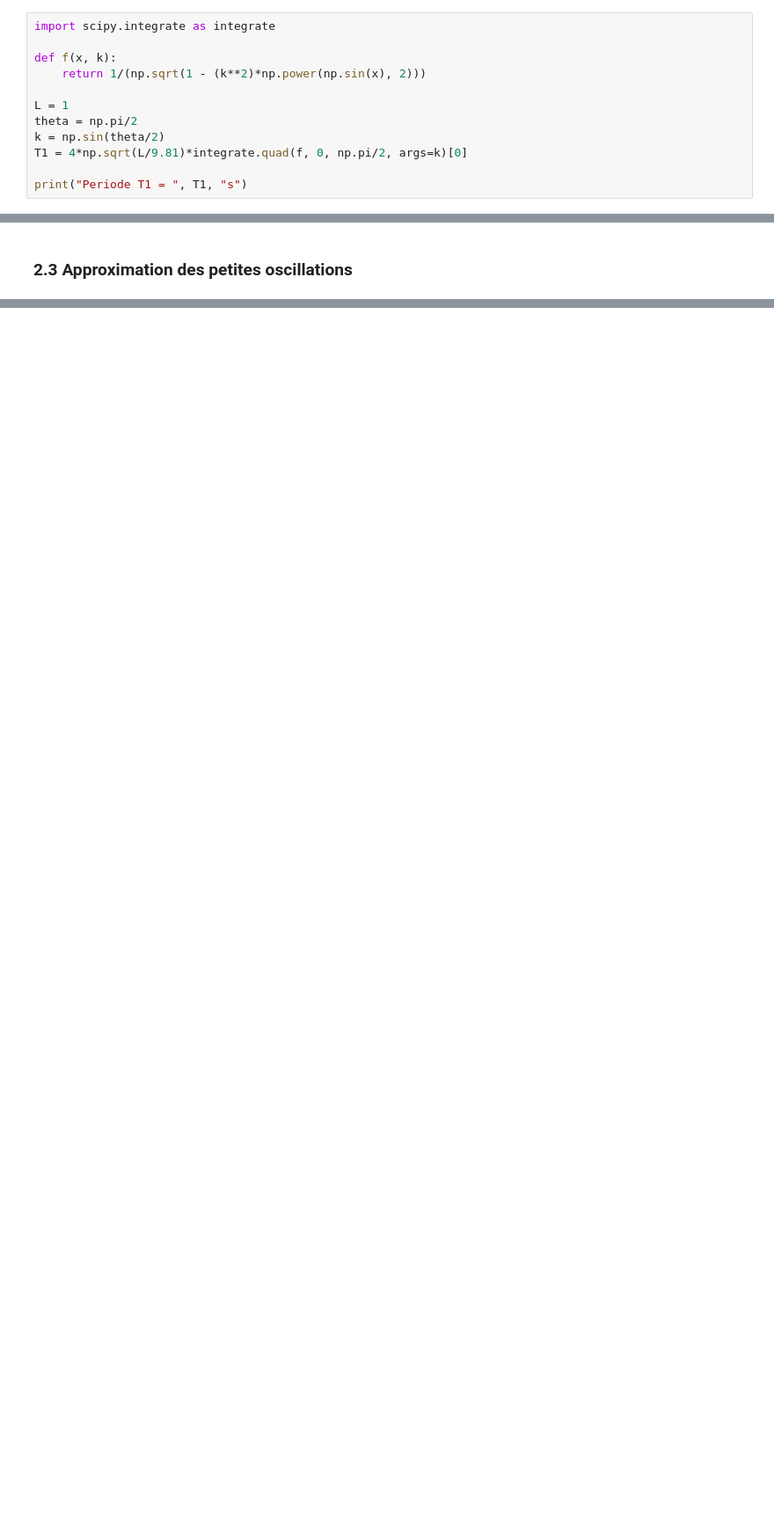
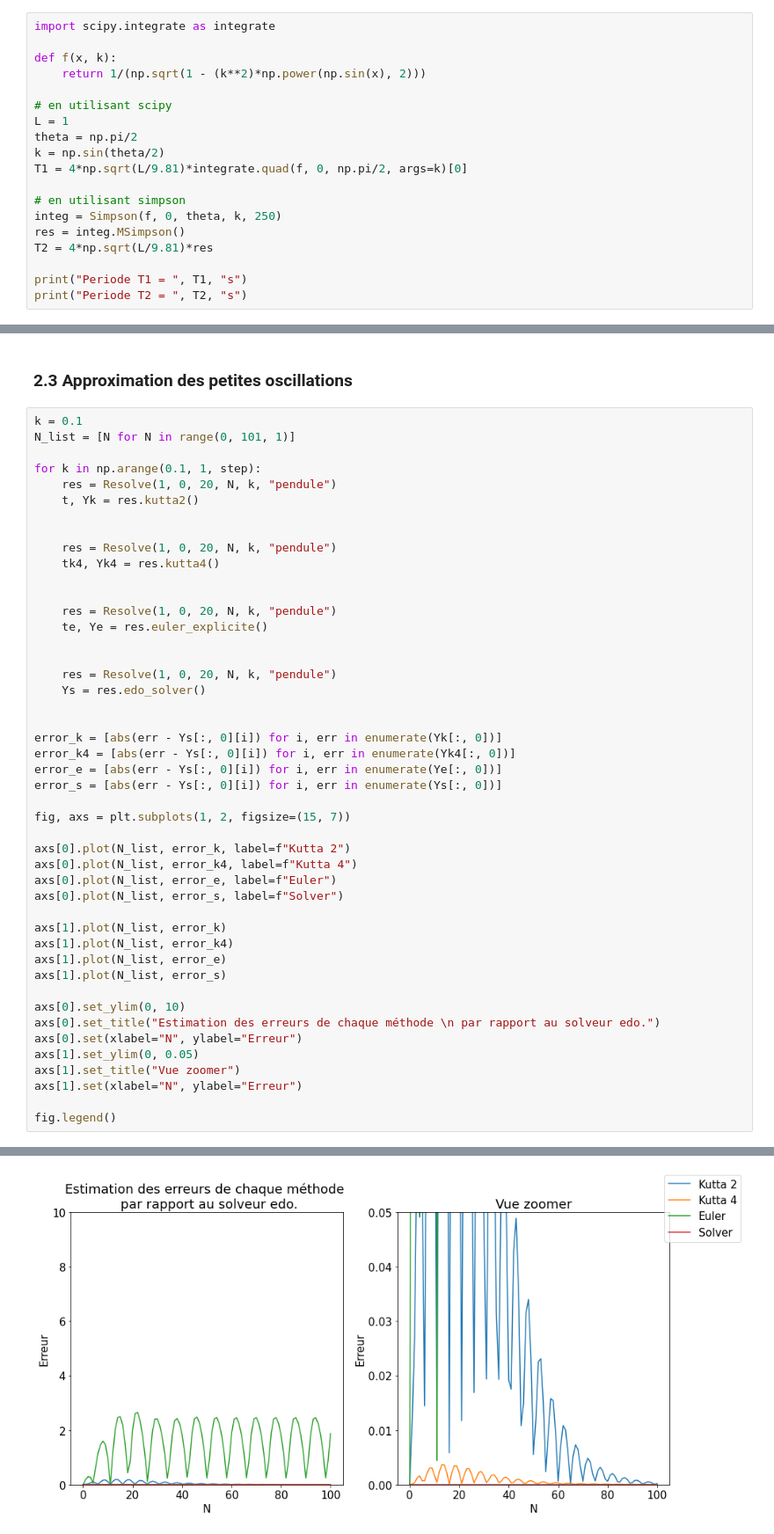
Before and after one commit to PhantHive/edo-curves, a Jupyter notebook: projet.ipynb, the cells around one changed output, grey strips where cells are left out. Shown at 88% size. Drawn from its saved outputs; the diff is of its cells as text; blank space fills up the shorter version.

```diff
--- a/projet.ipynb
+++ b/projet.ipynb
@@ -457,11 +492,18 @@ import scipy.integrate as integrate
 def f(x, k):
     return 1/(np.sqrt(1 - (k**2)*np.power(np.sin(x), 2)))
 
+# en utilisant scipy
 L = 1
 theta = np.pi/2
 k = np.sin(theta/2)
 T1 = 4*np.sqrt(L/9.81)*integrate.quad(f, 0, np.pi/2, args=k)[0]
 
+# en utilisant simpson
+integ = Simpson(f, 0, theta, k, 250)
+res = integ.MSimpson()
+T2 = 4*np.sqrt(L/9.81)*res
+
 print("Periode T1 = ", T1, "s")
+print("Periode T2 = ", T2, "s")
 # %% [output]
 Periode T1 =  2.367841947576238 s
@@ -502,3 +549,50 @@ T = 2*T0 avec theta =  3.5
 [figure]
 # %% [markdown]
 ### 2.3 Approximation des petites oscillations
+# %%
+k = 0.1
+N_list = [N for N in range(0, 101, 1)]
+
+for k in np.arange(0.1, 1, step):
+    res = Resolve(1, 0, 20, N, k, "pendule")
+    t, Yk = res.kutta2()
+
+
+    res = Resolve(1, 0, 20, N, k, "pendule")
+    tk4, Yk4 = res.kutta4()
+
+
+    res = Resolve(1, 0, 20, N, k, "pendule")
+    te, Ye = res.euler_explicite()
+
+
+    res = Resolve(1, 0, 20, N, k, "pendule")
+    Ys = res.edo_solver()
+
+
+error_k = [abs(err - Ys[:, 0][i]) for i, err in enumerate(Yk[:, 0])]
+error_k4 = [abs(err - Ys[:, 0][i]) for i, err in enumerate(Yk4[:, 0])]
+error_e = [abs(err - Ys[:, 0][i]) for i, err in enumerate(Ye[:, 0])]
+error_s = [abs(err - Ys[:, 0][i]) for i, err in enumerate(Ys[:, 0])]
+
+fig, axs = plt.subplots(1, 2, figsize=(15, 7))
+
+axs[0].plot(N_list, error_k, label=f"Kutta 2")
+axs[0].plot(N_list, error_k4, label=f"Kutta 4")
+axs[0].plot(N_list, error_e, label=f"Euler")
+axs[0].plot(N_list, error_s, label=f"Solver")
+
+axs[1].plot(N_list, error_k)
+axs[1].plot(N_list, error_k4)
+axs[1].plot(N_list, error_e)
+axs[1].plot(N_list, error_s)
+
+axs[0].set_ylim(0, 10)
+axs[0].set_title("Estimation des erreurs de chaque méthode \n par rapport au solveur edo.")
+axs[0].set(xlabel="N", ylabel="Erreur")
+axs[1].set_ylim(0, 0.05)
+axs[1].set_title("Vue zoomer")
+axs[1].set(xlabel="N", ylabel="Erreur")
+
+fig.legend()
+# %% [output]
@@ -504,0 +600 @@ T = 2*T0 avec theta =  3.5
+[figure, added]
```
Also changed, not shown: parts of 15 cells of this notebook, 3 other files.
